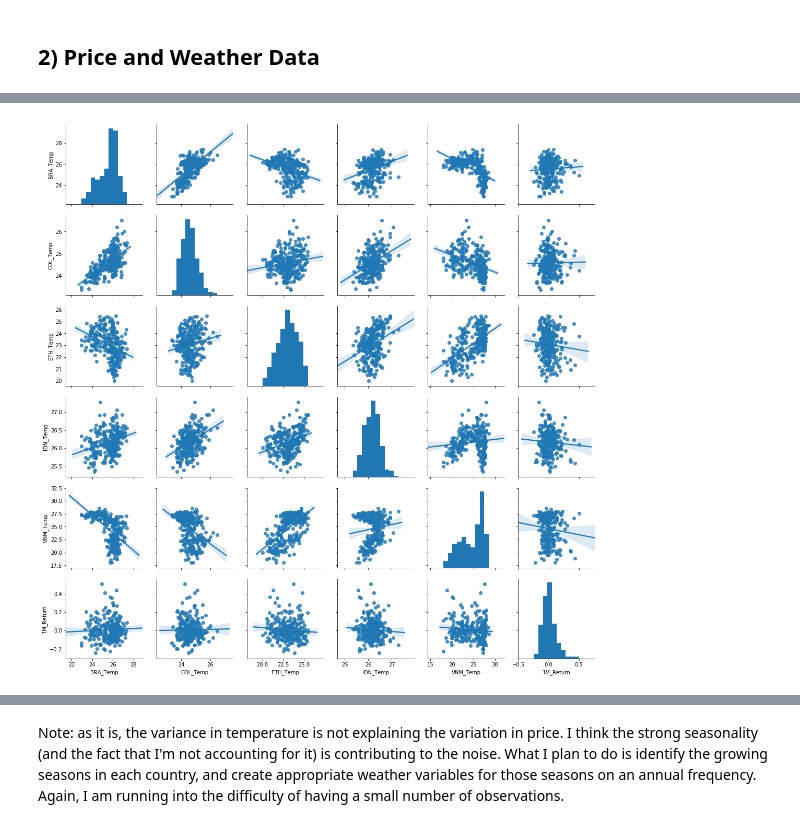
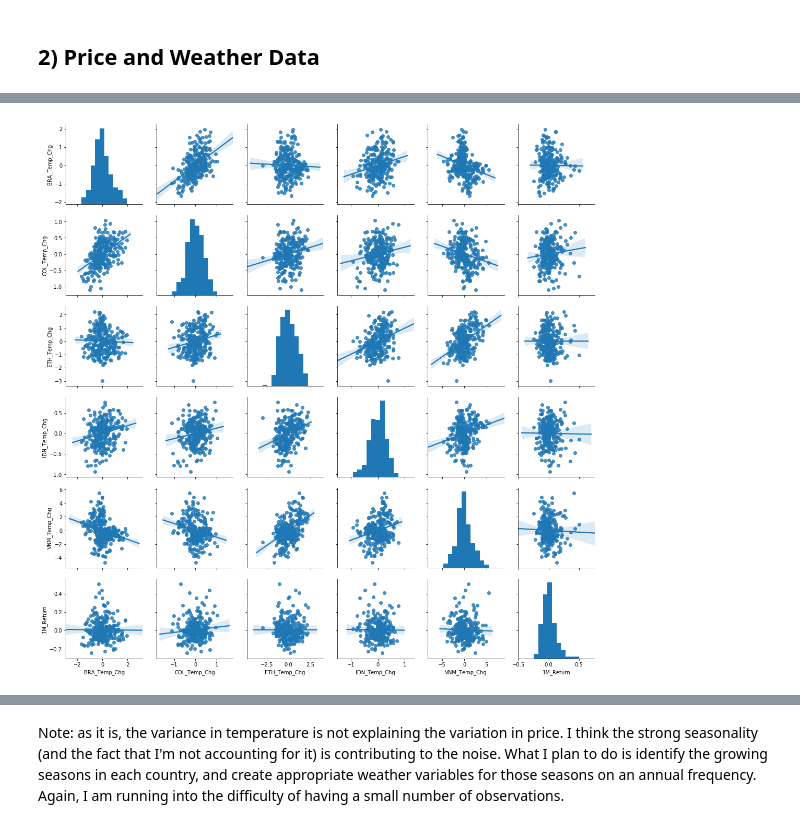
Before and after one commit to mattg12/Coffee-Futures-Market-Analysis, a Jupyter notebook: notebooks/Coffee Futures Market Analysis - EDA Notebook (3).ipynb, the cells around one changed output, grey strips where cells are left out. Saved outputs shown, nothing was run; the diff lists cells and outputs as text; code cells hidden in the pictures.

```diff
--- a/notebooks/Coffee Futures Market Analysis - EDA Notebook (3).ipynb
+++ b/notebooks/Coffee Futures Market Analysis - EDA Notebook (3).ipynb
@@ -100,8 +154,8 @@ plt.tight_layout();
 # %%
-sns.pairplot(vars=['BRA_Temp','COL_Temp', 'ETH_Temp',
-                   'IDN_Temp', 'VNM_Temp','1M_Return'],
+sns.pairplot(vars=['BRA_Temp_Chg','COL_Temp_Chg', 'ETH_Temp_Chg',
+                   'IDN_Temp_Chg', 'VNM_Temp_Chg','1M_Return'],
              data=df,
              kind='reg');
 # %% [output]
-[figure, old version]
+[figure, new version]
 # %%
```
Also changed, not shown: parts of 10 cells of this notebook.
